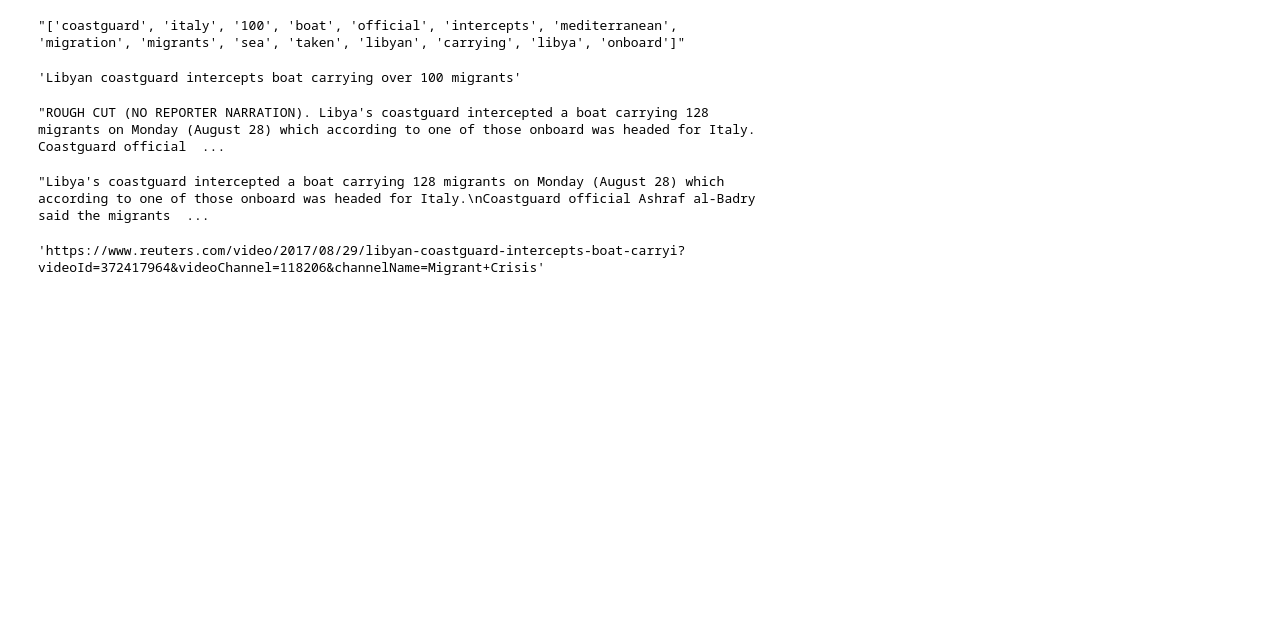
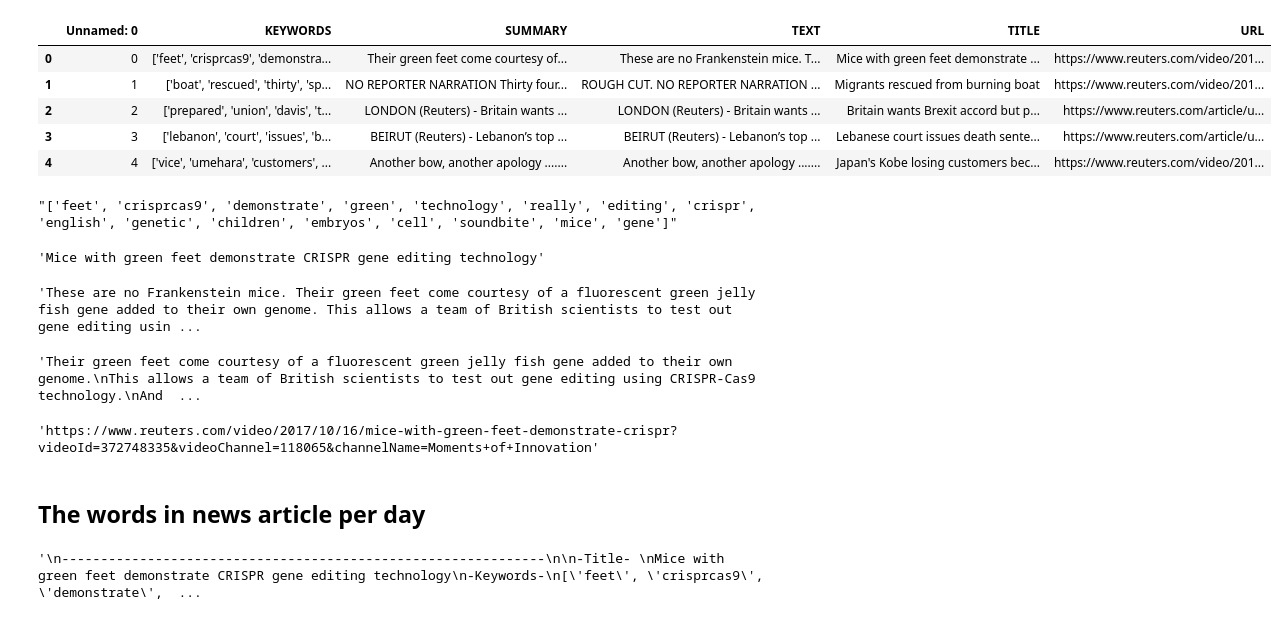
Before and after one commit to harishaaram/NewsOptimism, a Jupyter notebook: Sample_data_peek.ipynb, the cells around one changed output. Saved outputs shown, nothing was run; the diff lists cells and outputs as text; code cells hidden in the pictures; blank space fills up the shorter version.

```diff
--- a/Sample_data_peek.ipynb
+++ b/Sample_data_peek.ipynb
@@ -1,30 +1,51 @@
 # %%
 import pandas as pd
 import os
+from wordcloud import WordCloud
+import matplotlib.pyplot as plt
+%matplotlib inline
+
 os.chdir('/home/harish/PycharmProjects/NewsOptimism/')
-df = pd.read_csv('reuters.csv')
+df = pd.read_csv('csvdataset/20102017/reuters.csv')
 df = df.dropna(how='any')
 # df.head()
 # df.tail()
+# %%
+df.head()
+# %% [output]
+|  | Unnamed: 0 | KEYWORDS | SUMMARY | TEXT | TITLE | URL |
+| 0 | 0 | ['feet', 'crisprcas9', 'demonstra... | Their green feet come courtesy of... | These are no Frankenstein mice. T... | Mice with green feet demonstrate ... | https://www.reuters.com/video/201... |
+| 1 | 1 | ['boat', 'rescued', 'thirty', 'sp... | NO REPORTER NARRATION Thirty four... | ROUGH CUT. NO REPORTER NARRATION ... | Migrants rescued from burning boat | https://www.reuters.com/video/201... |
+| 2 | 2 | ['prepared', 'union', 'davis', 't... | LONDON (Reuters) - Britain wants ... | LONDON (Reuters) - Britain wants ... | Britain wants Brexit accord but p... | https://www.reuters.com/article/u... |
+| 3 | 3 | ['lebanon', 'court', 'issues', 'b... | BEIRUT (Reuters) - Lebanon’s top ... | BEIRUT (Reuters) - Lebanon’s top ... | Lebanese court issues death sente... | https://www.reuters.com/article/u... |
+| 4 | 4 | ['vice', 'umehara', 'customers', ... | Another bow, another apology ....... | Another bow, another apology ....... | Japan's Kobe losing customers bec... | https://www.reuters.com/video/201... |
 # %%
 #Have a peek into the data set(here I am using the first(ie 0th) index)
 # %%
 df['KEYWORDS'][0]
 # %% [output]
-"['coastguard', 'italy', '100', 'boat', 'official', 'intercepts', 'mediterranean', 'migration', 'migrants', 'sea', 'taken', 'libyan', 'carrying', 'libya', 'onboard']"
+"['feet', 'crisprcas9', 'demonstrate', 'green', 'technology', 'really', 'editing', 'crispr', 'english', 'genetic', 'children', 'embryos', 'cell', 'soundbite', 'mice', 'gene']"
 # %%
 df['TITLE'][0]
 # %% [output]
-'Libyan coastguard intercepts boat carrying over 100 migrants'
+'Mice with green feet demonstrate CRISPR gene editing technology'
 # %%
 df['TEXT'][0]
 # %% [output]
-"ROUGH CUT (NO REPORTER NARRATION). Libya's coastguard intercepted a boat carrying 128 migrants on Monday (August 28) which according to one of those onboard was headed for Italy. Coastguard official  ...
+'These are no Frankenstein mice. Their green feet come courtesy of a fluorescent green jelly fish gene added to their own genome. This allows a team of British scientists to test out gene editing usin ...
 # %%
 df['SUMMARY'][0]
 # %% [output]
-"Libya's coastguard intercepted a boat carrying 128 migrants on Monday (August 28) which according to one of those onboard was headed for Italy.\nCoastguard official Ashraf al-Badry said the migrants  ...
+'Their green feet come courtesy of a fluorescent green jelly fish gene added to their own genome.\nThis allows a team of British scientists to test out gene editing using CRISPR-Cas9 technology.\nAnd  ...
 # %%
 df['URL'][0]
 # %% [output]
-'https://www.reuters.com/video/2017/08/29/libyan-coastguard-intercepts-boat-carryi?videoId=372417964&videoChannel=118206&channelName=Migrant+Crisis'
+'https://www.reuters.com/video/2017/10/16/mice-with-green-feet-demonstrate-crispr?videoId=372748335&videoChannel=118065&channelName=Moments+of+Innovation'
+# %% [markdown]
+## The words in news article per day
+# %%
+text = open("Backup/reuters/20102017", "r")
+data = text.read()
+data
+# %% [output]
+'\n--------------------------------------------------------------\n\n-Title- \nMice with green feet demonstrate CRISPR gene editing technology\n-Keywords-\n[\'feet\', \'crisprcas9\', \'demonstrate\',  ...
```
Also changed, not shown: parts of 4 cells of this notebook, 22 other files.
